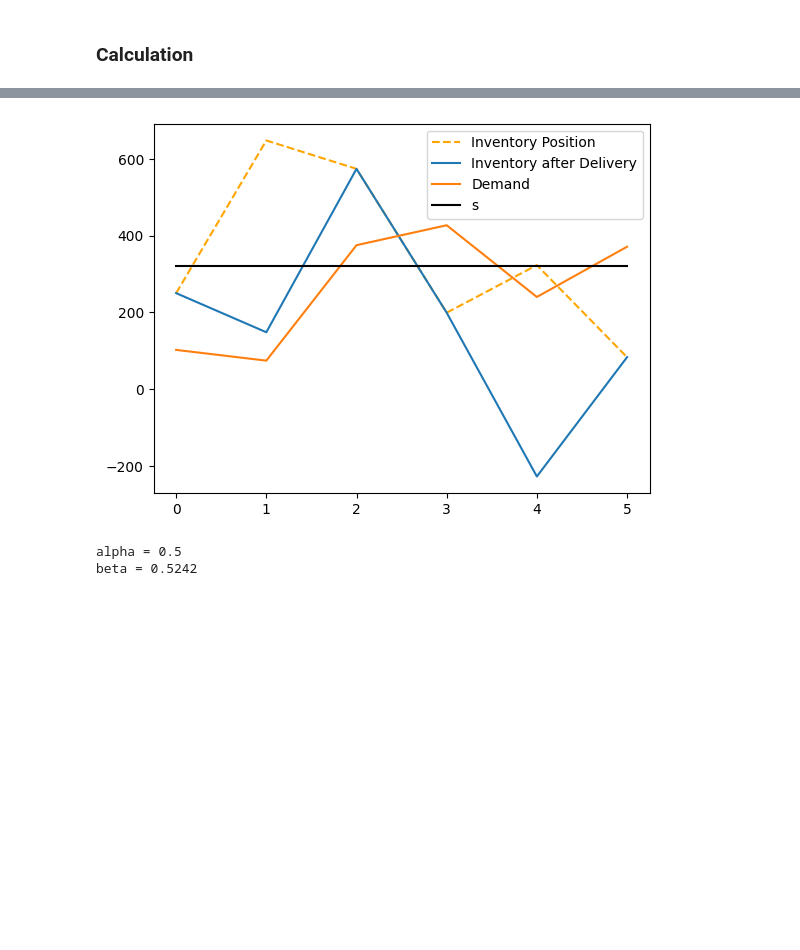
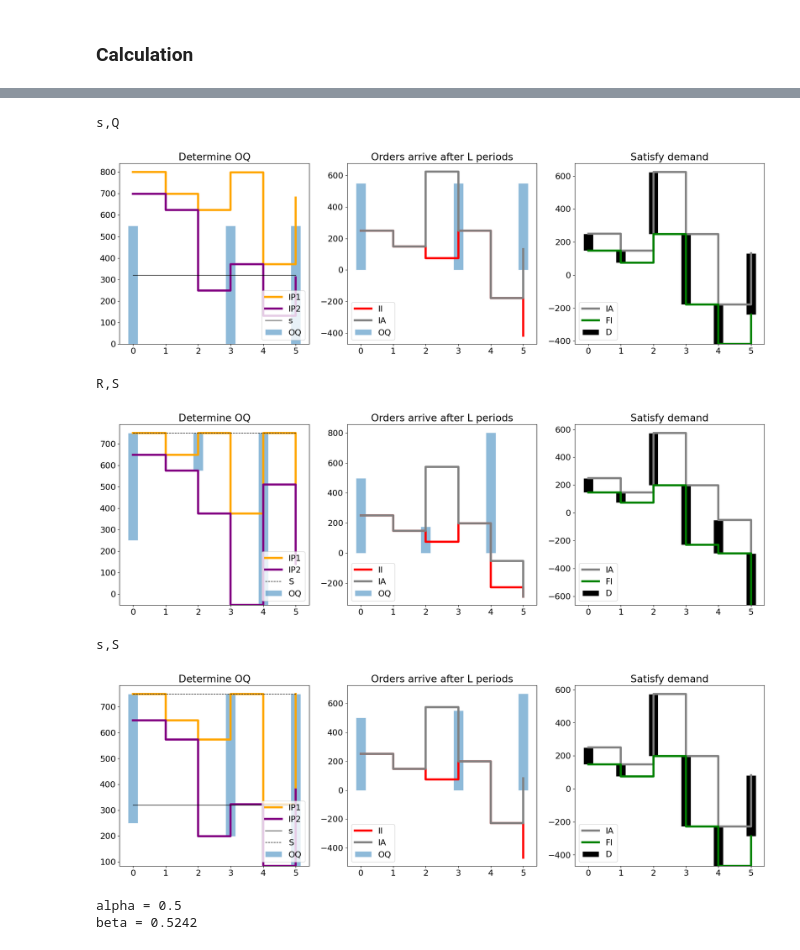
Before and after one commit to timonisch/LogSCM, a Jupyter notebook: 5_InventoryManagement.ipynb, the cells around one changed output, grey strips where cells are left out. Saved outputs shown, nothing was run; the diff lists cells and outputs as text; code cells hidden in the pictures; blank space fills up the shorter version.

Commit message:
update Inventory Management

```diff
--- a/5_InventoryManagement.ipynb
+++ b/5_InventoryManagement.ipynb
@@ -88,15 +136,63 @@ Policy: s,S
 # %%
 from matplotlib import pyplot as plt, cm
 
-plt.plot(range(numPeriods), IP, label='Inventory Position', linestyle='dashed', color='orange')
-plt.plot(range(numPeriods), IA, label='Inventory after Delivery')
-plt.plot(range(numPeriods), demand, label='Demand')
-if policy == "s,Q" or policy == "s,S":
-    plt.plot(range(numPeriods), [s for t in range(numPeriods)], label='s', color='black')
-plt.legend()
-plt.show()
+plt.rc('font', size=16)
+plt.rc('lines', linewidth=4)
+barwidth = 0.3
+for policy in policies.keys():
+    print(policy)
+
+    res = policies[policy]
+    OQ = res.get('Order Quantity')
+    IP0 = res.get('Inventory Position before Order')
+    IP1 = res.get('Inventory Position after Order')
+    IP2 = res.get('Inventory Position after Demand')
+    II = res.get('Initial Inventory')
+    IA = res.get('Inventory after Delivery')
+    FI = res.get('Final Inventory')
+
+    fig, axs = plt.subplots(nrows=1, ncols=3)
+
+    ax_OQ = axs[0]
+    ax_IA = axs[1]
+    ax_D = axs[2]
+
+    ax_OQ.step(range(numPeriods), IP1, where='post', label='IP1', color='orange')
+    ax_OQ.step(range(numPeriods), IP2, where='post', label='IP2', color='purple')
+    if policy == "s,Q":
+        ax_OQ.plot(range(numPeriods), [s for t in range(numPeriods)], label='s', color='black', linewidth=1)
+        ax_OQ.bar(range(numPeriods), OQ, width=barwidth, label='OQ', edgecolor="white", linewidth=0.7, bottom=0, alpha=0.5)
+    elif policy == "s,S":
+        ax_OQ.plot(range(numPeriods), [s for t in range(numPeriods)], label='s', color='black', linewidth=1)
+        ax_OQ.plot(range(numPeriods), [S for t in range(numPeriods)], label='S', color='black', linewidth=1, linestyle='dashed')
+        ax_OQ.bar(range(numPeriods), OQ, width=barwidth, label='OQ', edgecolor="white", linewidth=0.7, bottom=IP0, alpha=0.5)
+    elif policy == "R,S":
+        ax_OQ.plot(range(numPeriods), [S for t in range(numPeriods)], label='S', color='black', linewidth=1, linestyle='dashed')
+        ax_OQ.bar(range(numPeriods), OQ, width=barwidth, label='OQ', edgecolor="white", linewidth=0.7, bottom=IP0, alpha=0.5)
+    ax_OQ.legend(loc=4)
+    ax_OQ.set_title('Determine OQ')
+
+    ax_IA.step(range(numPeriods), II, where='post', label='II', color='red')
+    ax_IA.step(range(numPeriods), IA, where='post', label='IA', color='grey')
+    ax_IA.bar(range(numPeriods), OQ, width=barwidth, label='OQ', edgecolor="white", linewidth=0.7, bottom=0, alpha=0.5)
+    ax_IA.set_title('Orders arrive after L periods')
+    ax_IA.legend(loc=3)
+
+    ax_D.step(range(numPeriods), IA, where='post', label='IA', color='grey')
+    ax_D.step(range(numPeriods), FI, where='post', label='FI', color='green')
+    ax_D.bar(range(numPeriods), demand, width=barwidth, label='D', edgecolor="white", linewidth=0.7, bottom=FI, color='black')
+    ax_D.set_title('Satisfy demand')
+    ax_D.legend(loc=3)
+
+    plt.subplots_adjust(bottom=2, right=2.8, top=3)
+    plt.show()
 # %% [output]
+s,Q
-[figure, old version]
+[figure, new version]
+R,S
+[figure, added]
+s,S
+[figure, added]
 # %%
 alpha = 1 - sum(SO)/numPeriods
 beta = sum(FD)/sum(demand)
```
Also changed, not shown: parts of 1 cell of this notebook.
